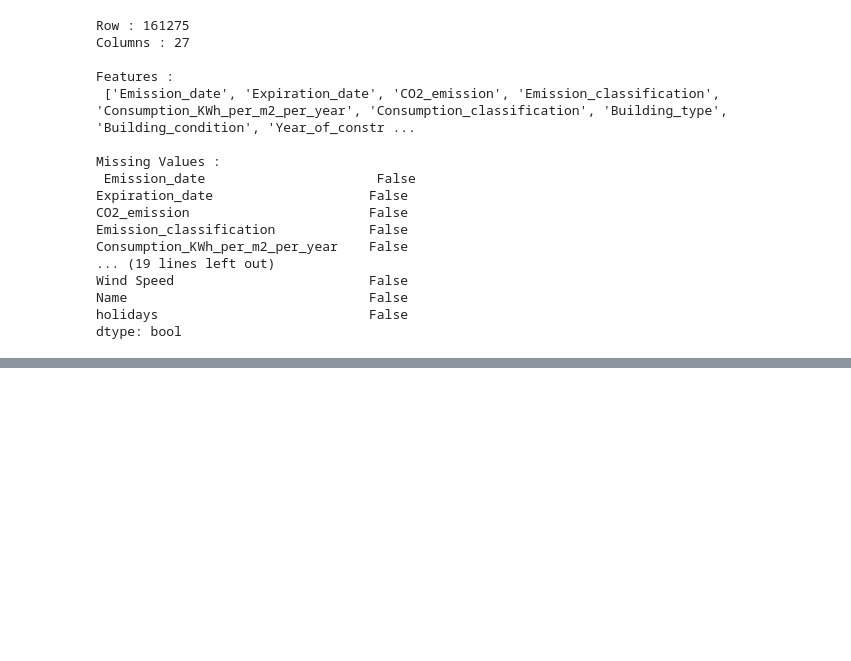
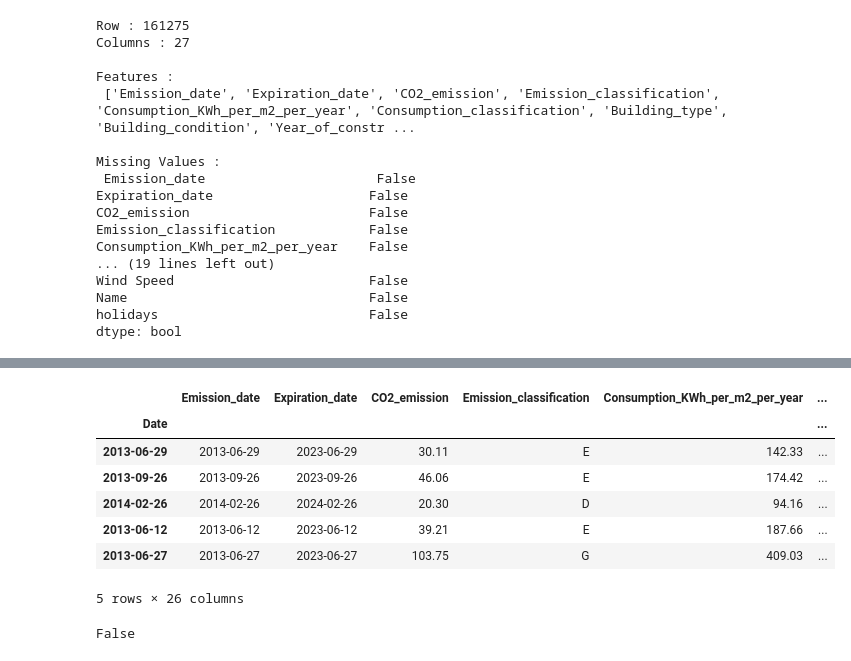
Before and after one commit to Melbinmatheew/Dara-Preparation-, a Jupyter notebook: Jupyter Notebooks/Model building.ipynb, the cells around one changed output, grey strips where cells are left out. Cells and saved outputs as stored; diff of their text form; code cells hidden in the pictures; blank space fills up the shorter version.

```diff
--- a/Jupyter Notebooks/Model building.ipynb
+++ b/Jupyter Notebooks/Model building.ipynb
@@ -139,0 +167,15 @@ dtype: int64
+# %%
+data.head()
+# %% [output]
+|  | Emission_date | Expiration_date | CO2_emission | Emission_classification | Consumption_KWh_per_m2_per_year | ... |
+| Date |  |  |  |  |  | ... |
+| 2013-06-29 | 2013-06-29 | 2023-06-29 | 30.11 | E | 142.33 | ... |
+| 2013-09-26 | 2013-09-26 | 2023-09-26 | 46.06 | E | 174.42 | ... |
+| 2014-02-26 | 2014-02-26 | 2024-02-26 | 20.30 | D | 94.16 | ... |
+| 2013-06-12 | 2013-06-12 | 2023-06-12 | 39.21 | E | 187.66 | ... |
+| 2013-06-27 | 2013-06-27 | 2023-06-27 | 103.75 | G | 409.03 | ... |
+5 rows × 26 columns
+# %%
+print(data.index.is_monotonic_increasing)
+# %% [output]
+False
```
Also changed, not shown: parts of 9 cells of this notebook.
